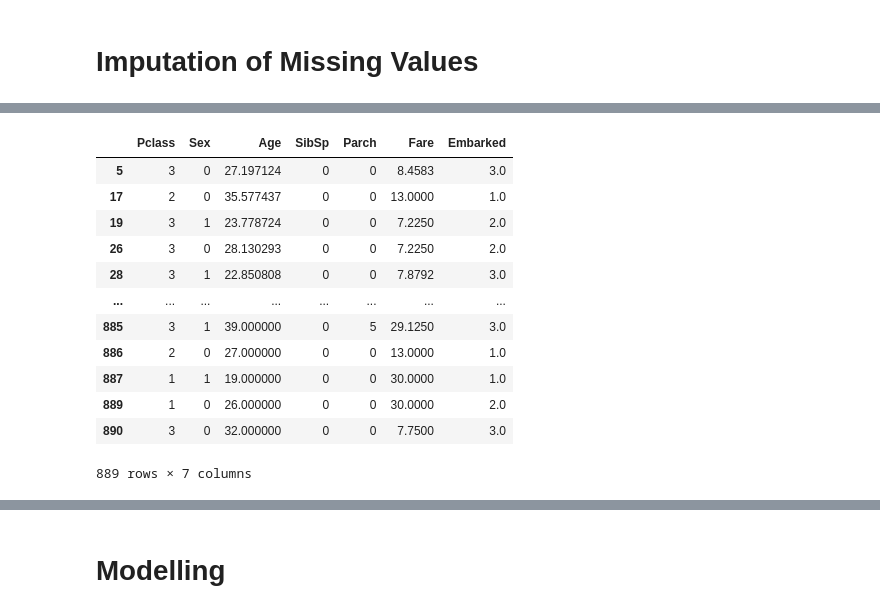
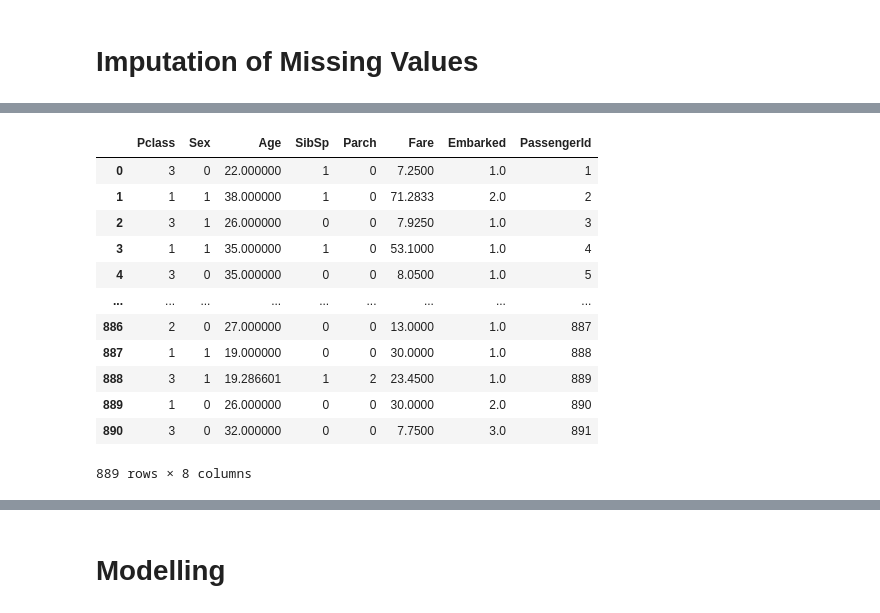
Before and after one commit to JacobEnochCMSC471/Kaggle-Titanic, a Jupyter notebook: Jacob Enoch Kaggle Titanic.ipynb, the cells around one changed output, grey strips where cells are left out. Saved outputs shown, nothing was run; the diff lists cells and outputs as text; code cells hidden in the pictures.

```diff
--- a/Jacob Enoch Kaggle Titanic.ipynb
+++ b/Jacob Enoch Kaggle Titanic.ipynb
@@ -41,3 +45,4 @@ train_data.head()
 # %%
 # Get basic statistical data about the data set
 train_data.describe()
+avg_age = train_data['Age'].mean()
@@ -275,7 +277,7 @@ from sklearn.model_selection import train_test_split
 from sklearn.linear_model import LinearRegression
 
 # Create train/test split using the intact data
-X_age = age_pred_df.drop(['Age'], axis=1)
+X_age = age_pred_df.drop(['Age', 'PassengerId'], axis=1)
 Y_age = age_pred_df['Age']
 
 X_train_age, X_test_age, Y_train_age, Y_test_age = train_test_split(X_age, Y_age, test_size=0.25, random_state=42)
@@ -283,12 +301,12 @@ X_train_age, X_test_age, Y_train_age, Y_test_age = train_test_split(X_age, Y_age
 # Train the model and obtain the prediction results
 age_model = LinearRegression().fit(X_train_age, Y_train_age)
 
-age_preds = age_model.predict(no_age_pred_df)
+age_preds = age_model.predict(no_age_pred_df.drop('PassengerId', axis=1))
 # %%
 # Now that we have the list of age predictions we can popoulate the missing values
 no_age_pred_df['Age'] = age_preds
 
 # As a last resort, change any negative values to the average age
-no_age_pred_df.loc[no_age_pred_df['Age'] < 0] = 29
+no_age_pred_df.loc[no_age_pred_df['Age'] < 0, 'Age'] = avg_age
 no_age_pred_df
 # %% [output]
@@ -308,21 +326,21 @@ no_age_pred_df
 # %%
 # Combine the datasets into one
-# First re-order the data so
-cols = ['Pclass', 'Sex', 'Age', 'SibSp', 'Parch', 'Fare', 'Embarked']
+cols = ['Pclass', 'Sex', 'Age', 'SibSp', 'Parch', 'Fare', 'Embarked', 'PassengerId']
 no_age_pred_df = no_age_pred_df[cols]
 combined_data = pd.concat([no_age_pred_df, age_pred_df])
+combined_data = combined_data.sort_values(by=['PassengerId'])
 combined_data
 # %% [output]
-|  | Pclass | Sex | Age | SibSp | Parch | Fare | Embarked |
-| 5 | 3 | 0 | 27.197124 | 0 | 0 | 8.4583 | 3.0 |
-| 17 | 2 | 0 | 35.577437 | 0 | 0 | 13.0000 | 1.0 |
-| 19 | 3 | 1 | 23.778724 | 0 | 0 | 7.2250 | 2.0 |
-| 26 | 3 | 0 | 28.130293 | 0 | 0 | 7.2250 | 2.0 |
-| 28 | 3 | 1 | 22.850808 | 0 | 0 | 7.8792 | 3.0 |
-| ... | ... | ... | ... | ... | ... | ... | ... |
-| 885 | 3 | 1 | 39.000000 | 0 | 5 | 29.1250 | 3.0 |
-| 886 | 2 | 0 | 27.000000 | 0 | 0 | 13.0000 | 1.0 |
-| 887 | 1 | 1 | 19.000000 | 0 | 0 | 30.0000 | 1.0 |
-| 889 | 1 | 0 | 26.000000 | 0 | 0 | 30.0000 | 2.0 |
-| 890 | 3 | 0 | 32.000000 | 0 | 0 | 7.7500 | 3.0 |
+|  | Pclass | Sex | Age | SibSp | Parch | Fare | Embarked | PassengerId |
+| 0 | 3 | 0 | 22.000000 | 1 | 0 | 7.2500 | 1.0 | 1 |
+| 1 | 1 | 1 | 38.000000 | 1 | 0 | 71.2833 | 2.0 | 2 |
+| 2 | 3 | 1 | 26.000000 | 0 | 0 | 7.9250 | 1.0 | 3 |
+| 3 | 1 | 1 | 35.000000 | 1 | 0 | 53.1000 | 1.0 | 4 |
+| 4 | 3 | 0 | 35.000000 | 0 | 0 | 8.0500 | 1.0 | 5 |
+| ... | ... | ... | ... | ... | ... | ... | ... | ... |
+| 886 | 2 | 0 | 27.000000 | 0 | 0 | 13.0000 | 1.0 | 887 |
+| 887 | 1 | 1 | 19.000000 | 0 | 0 | 30.0000 | 1.0 | 888 |
+| 888 | 3 | 1 | 19.286601 | 1 | 2 | 23.4500 | 1.0 | 889 |
+| 889 | 1 | 0 | 26.000000 | 0 | 0 | 30.0000 | 2.0 | 890 |
+| 890 | 3 | 0 | 32.000000 | 0 | 0 | 7.7500 | 3.0 | 891 |
-889 rows × 7 columns
+889 rows × 8 columns
```
Also changed, not shown: parts of 27 cells of this notebook.
